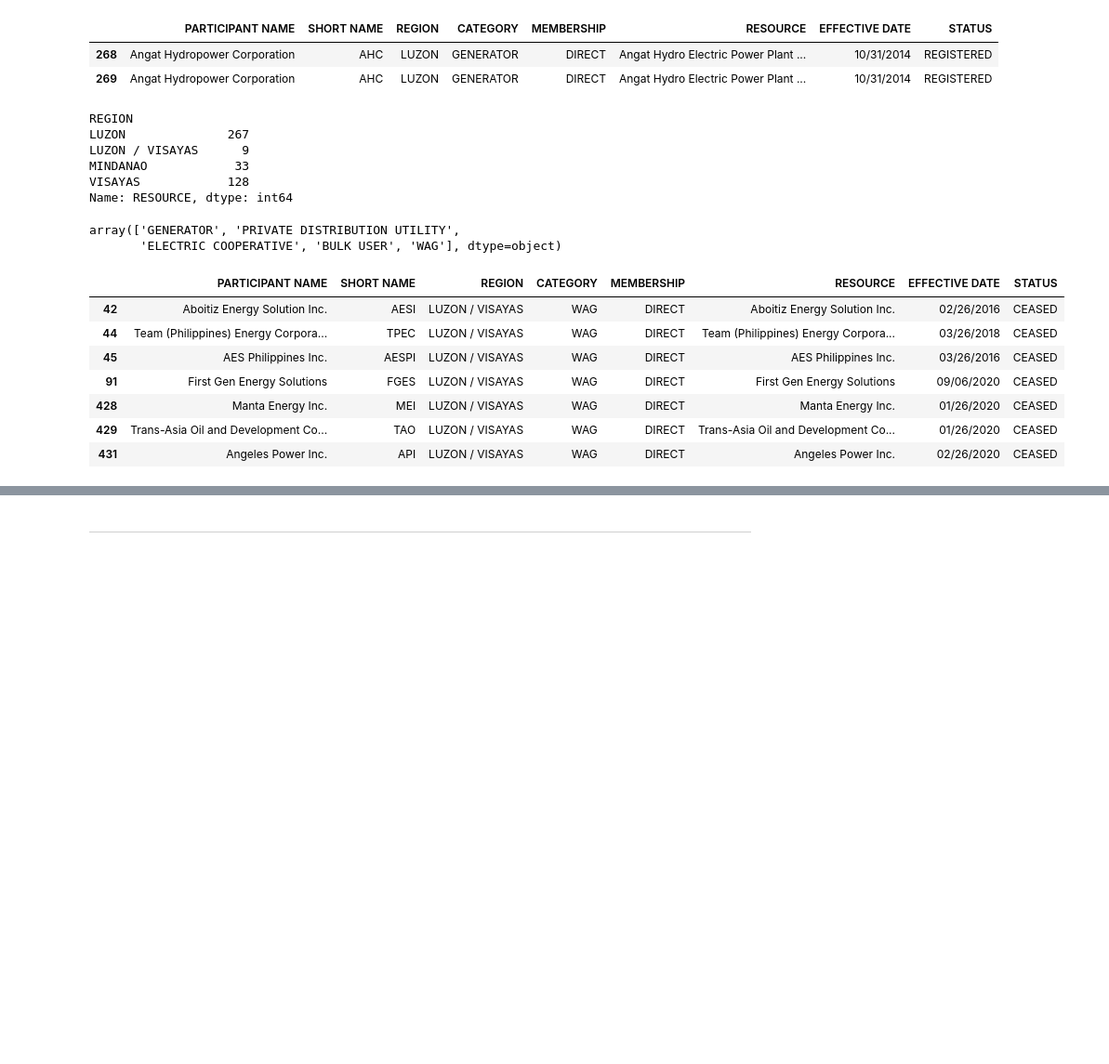
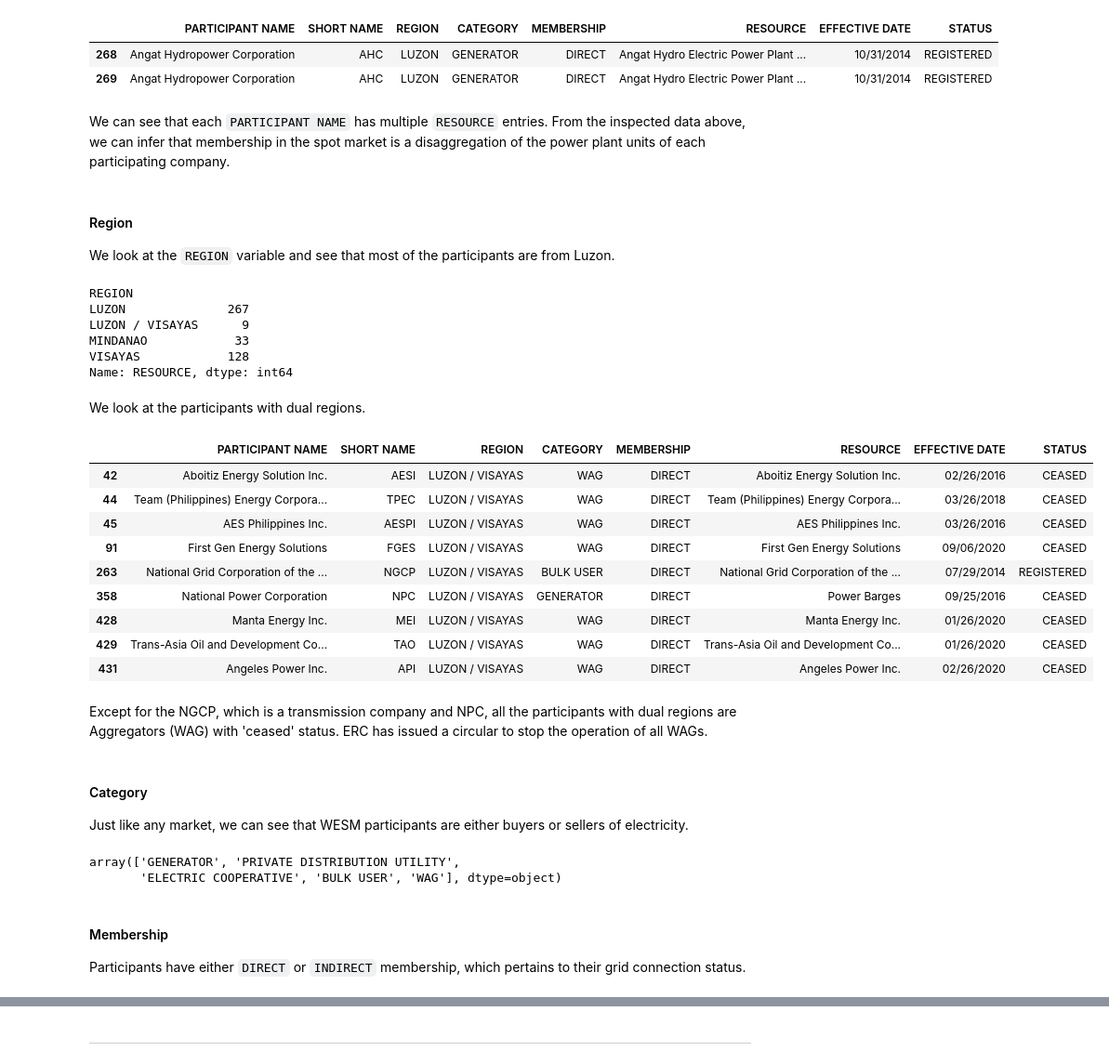
Before and after one commit to emmandecena/jupyterbook, a Jupyter notebook: book/_build/html/_sources/docs/energymarket.ipynb, the cells around one changed output, grey strips where cells are left out. Shown at 93% size. Cells and saved outputs as stored; diff of their text form; code cells hidden in the pictures; blank space fills up the shorter version.

```diff
--- a/book/_build/html/_sources/docs/energymarket.ipynb
+++ b/book/_build/html/_sources/docs/energymarket.ipynb
@@ -95,6 +104,12 @@ df_wesm[df_wesm['SHORT NAME'] =='AHC']
 |  | PARTICIPANT NAME | SHORT NAME | REGION | CATEGORY | MEMBERSHIP | RESOURCE | EFFECTIVE DATE | STATUS |
 | 268 | Angat Hydropower Corporation | AHC | LUZON | GENERATOR | DIRECT | Angat Hydro Electric Power Plant ... | 10/31/2014 | REGISTERED |
 | 269 | Angat Hydropower Corporation | AHC | LUZON | GENERATOR | DIRECT | Angat Hydro Electric Power Plant ... | 10/31/2014 | REGISTERED |
+# %% [markdown]
+We can see that each `PARTICIPANT NAME` has multiple `RESOURCE` entries. From the inspected data above, we can infer that membership in the spot market is a disaggregation of the power plant units of each participating company.
+# %% [markdown]
+#### Region
+
+We look at the `REGION` variable and see that most of the participants are from Luzon.
 # %%
 df_wesm.groupby('REGION')['RESOURCE'].nunique()
 # %% [output]
@@ -104,19 +119,33 @@ LUZON / VISAYAS      9
 MINDANAO            33
 VISAYAS            128
 Name: RESOURCE, dtype: int64
+# %% [markdown]
+We look at the participants with dual regions.
+# %%
+df_wesm[df_wesm['REGION'] =='LUZON / VISAYAS']
+# %% [output]
+|  | PARTICIPANT NAME | SHORT NAME | REGION | CATEGORY | MEMBERSHIP | RESOURCE | EFFECTIVE DATE | STATUS |
+| 42 | Aboitiz Energy Solution Inc. | AESI | LUZON / VISAYAS | WAG | DIRECT | Aboitiz Energy Solution Inc. | 02/26/2016 | CEASED |
+| 44 | Team (Philippines) Energy Corpora... | TPEC | LUZON / VISAYAS | WAG | DIRECT | Team (Philippines) Energy Corpora... | 03/26/2018 | CEASED |
+| 45 | AES Philippines Inc. | AESPI | LUZON / VISAYAS | WAG | DIRECT | AES Philippines Inc. | 03/26/2016 | CEASED |
+| 91 | First Gen Energy Solutions | FGES | LUZON / VISAYAS | WAG | DIRECT | First Gen Energy Solutions | 09/06/2020 | CEASED |
+| 263 | National Grid Corporation of the ... | NGCP | LUZON / VISAYAS | BULK USER | DIRECT | National Grid Corporation of the ... | 07/29/2014 | REGISTERED |
+| 358 | National Power Corporation | NPC | LUZON / VISAYAS | GENERATOR | DIRECT | Power Barges | 09/25/2016 | CEASED |
+| 428 | Manta Energy Inc. | MEI | LUZON / VISAYAS | WAG | DIRECT | Manta Energy Inc. | 01/26/2020 | CEASED |
+| 429 | Trans-Asia Oil and Development Co... | TAO | LUZON / VISAYAS | WAG | DIRECT | Trans-Asia Oil and Development Co... | 01/26/2020 | CEASED |
+| 431 | Angeles Power Inc. | API | LUZON / VISAYAS | WAG | DIRECT | Angeles Power Inc. | 02/26/2020 | CEASED |
+# %% [markdown]
+Except for the NGCP, which is a transmission company and NPC, all the participants with dual regions are Aggregators (WAG) with 'ceased' status. ERC has issued a circular to stop the operation of all WAGs.
+# %% [markdown]
+#### Category
+
+Just like any market, we can see that WESM participants are either buyers or sellers of electricity.
 # %%
 df_wesm['CATEGORY'].unique()
 # %% [output]
 array(['GENERATOR', 'PRIVATE DISTRIBUTION UTILITY',
        'ELECTRIC COOPERATIVE', 'BULK USER', 'WAG'], dtype=object)
-# %%
-df_wesm[df_wesm['CATEGORY'] =='WAG']
-# %% [output]
-|  | PARTICIPANT NAME | SHORT NAME | REGION | CATEGORY | MEMBERSHIP | RESOURCE | EFFECTIVE DATE | STATUS |
-| 42 | Aboitiz Energy Solution Inc. | AESI | LUZON / VISAYAS | WAG | DIRECT | Aboitiz Energy Solution Inc. | 02/26/2016 | CEASED |
-| 44 | Team (Philippines) Energy Corpora... | TPEC | LUZON / VISAYAS | WAG | DIRECT | Team (Philippines) Energy Corpora... | 03/26/2018 | CEASED |
-| 45 | AES Philippines Inc. | AESPI | LUZON / VISAYAS | WAG | DIRECT | AES Philippines Inc. | 03/26/2016 | CEASED |
-| 91 | First Gen Energy Solutions | FGES | LUZON / VISAYAS | WAG | DIRECT | First Gen Energy Solutions | 09/06/2020 | CEASED |
-| 428 | Manta Energy Inc. | MEI | LUZON / VISAYAS | WAG | DIRECT | Manta Energy Inc. | 01/26/2020 | CEASED |
-| 429 | Trans-Asia Oil and Development Co... | TAO | LUZON / VISAYAS | WAG | DIRECT | Trans-Asia Oil and Development Co... | 01/26/2020 | CEASED |
-| 431 | Angeles Power Inc. | API | LUZON / VISAYAS | WAG | DIRECT | Angeles Power Inc. | 02/26/2020 | CEASED |
+# %% [markdown]
+#### Membership
+
+Participants have either `DIRECT` or `INDIRECT` membership, which pertains to their grid connection status.
```
Also changed, not shown: parts of 22 cells of this notebook, 24 other files.
